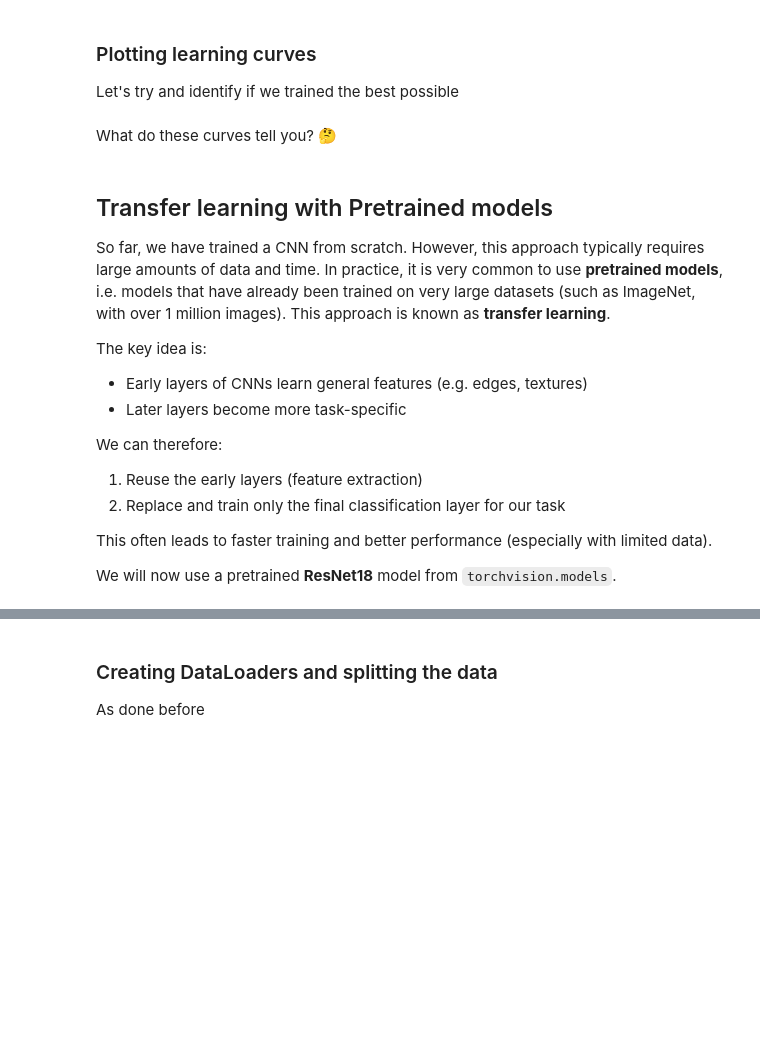
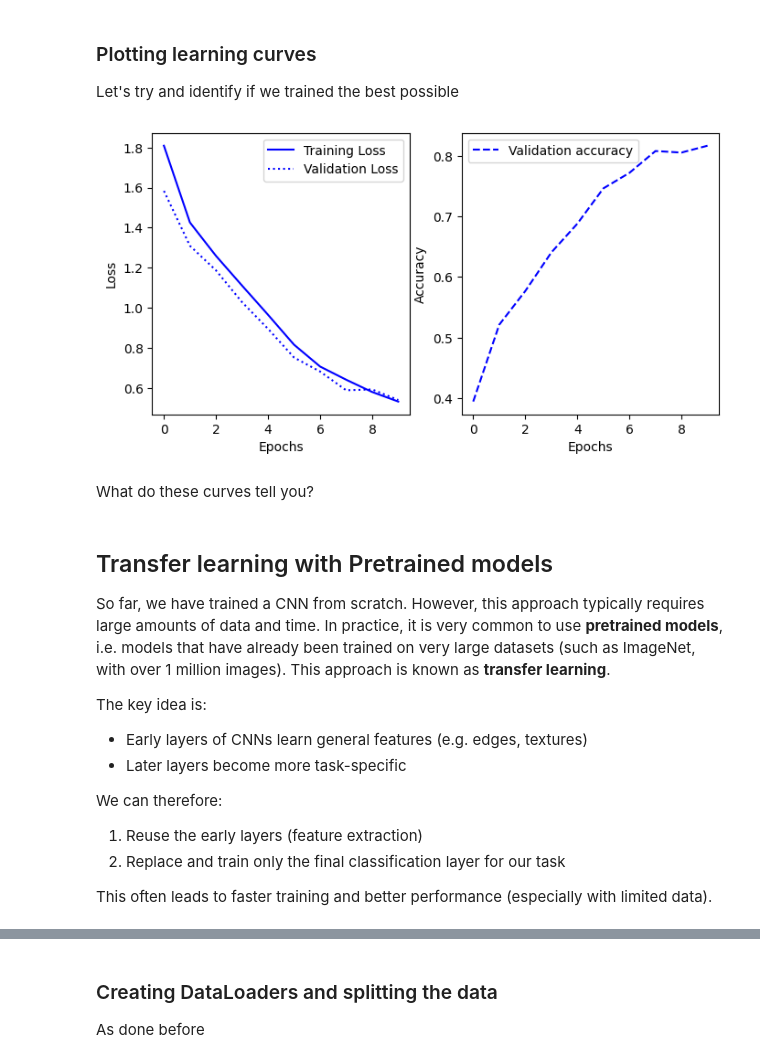
Before and after one commit to rrr-uom-projects/MPiCRT-AI, a Jupyter notebook: 06-CNNs.ipynb, the cells around one changed output, grey strips where cells are left out. Drawn from its saved outputs; the diff is of its cells as text; code cells hidden in the pictures; blank space fills up the shorter version.

```diff
--- a/06-CNNs.ipynb
+++ b/06-CNNs.ipynb
@@ -153,8 +165,8 @@ Finally, we need to make the trainable loop:
 # %%
 import torch.optim as optim
 
-def train_loop(traindataloader,valdataloader,model,epochs):
-  optimiser = optim.Adam(model.parameters(), lr=1e-3)
+def train_loop(traindataloader,valdataloader,model,epochs, lr=1e-3):
+  optimiser = optim.Adam(model.parameters(), lr)
   loss_fn = nn.CrossEntropyLoss()
   trainloss = []
   validationloss = []
@@ -163,7 +175,6 @@ def train_loop(traindataloader,valdataloader,model,epochs):
       print(f"Epoch {t+1}\n-------------------------------")
       tl = train_1epoch(traindataloader, model, loss_fn, optimiser)
       vl, va = test(valdataloader, model, loss_fn)
-      print(f"Epoch {t+1}\tLosses:  Training {tl}, Validation {vl}." )
       trainloss.append(tl)
       validationloss.append(vl)
       valaccuracies.append(va)
@@ -179,17 +208,23 @@ Let's try and identify if we trained the best possible
 # %%
 import matplotlib.pyplot as plt  # type: ignore
 
-fig, axs = plt.subplots(1,1,figsize=(4, 4)) # plotting multiple panels: 1 row, 2 columns
-axs.plot(trainloss,'b-',label="Training Loss")
-axs.plot(validationloss,'b:', label="Validation Loss")
+fig, axs = plt.subplots(1,2,figsize=(8, 4)) # plotting multiple panels: 1 row, 2 columns
+axs[0].plot(trainloss,'b-',label="Training Loss")
+axs[0].plot(validationloss,'b:', label="Validation Loss")
+axs[0].set_xlabel("Epochs")
+axs[0].set_ylabel("Loss")
+axs[0].legend()
 
-axs.set_xlabel("Epochs")
-axs.set_ylabel("Loss")
-axs.legend()
+axs[1].plot(valaccuracies,'b--',label="Validation accuracy")
+axs[1].set_xlabel("Epochs")
+axs[1].set_ylabel("Accuracy")
+axs[1].legend()
 
 plt.show()
+# %% [output]
+[figure, added]
 # %% [markdown]
-What do these curves tell you? 🤔
+What do these curves tell you?
 # %% [markdown]
 ## Transfer learning with Pretrained models
 
@@ -204,5 +239,3 @@ We can therefore:
 2. Replace and train only the final classification layer for our task
 
 This often leads to faster training and better performance (especially with limited data).
-
-We will now use a pretrained **ResNet18** model from `torchvision.models`.
```
Also changed, not shown: parts of 35 cells of this notebook.
